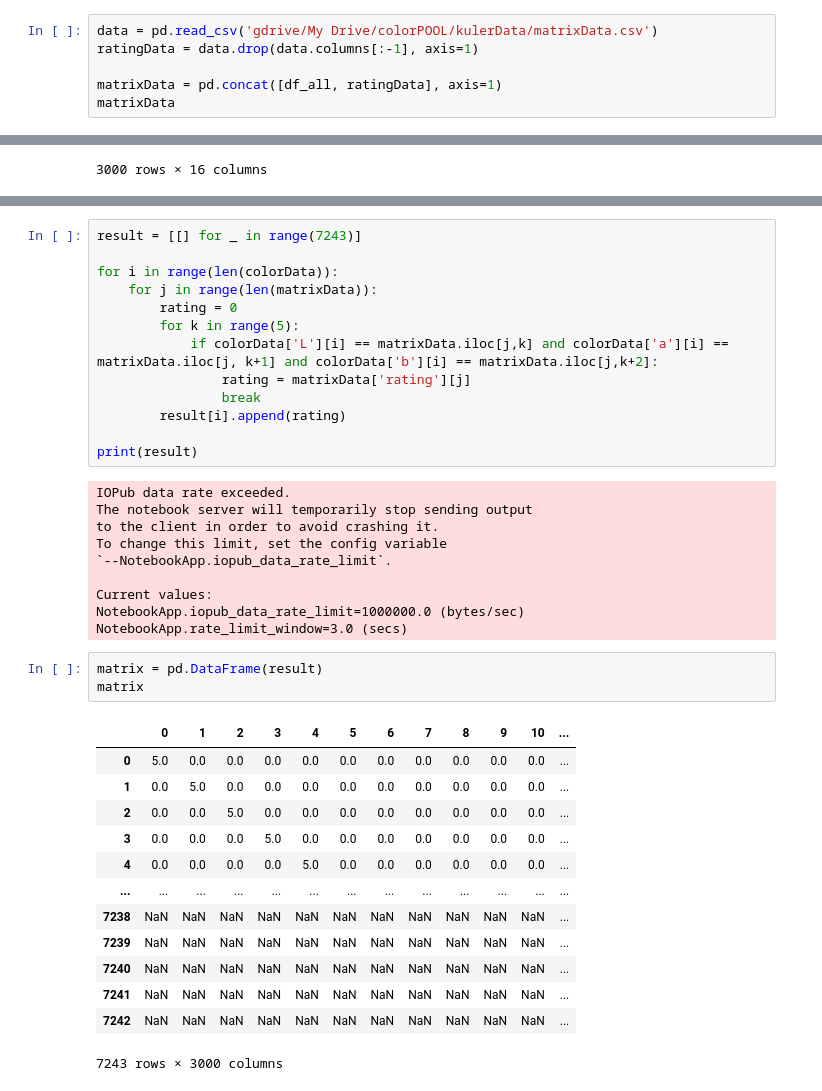
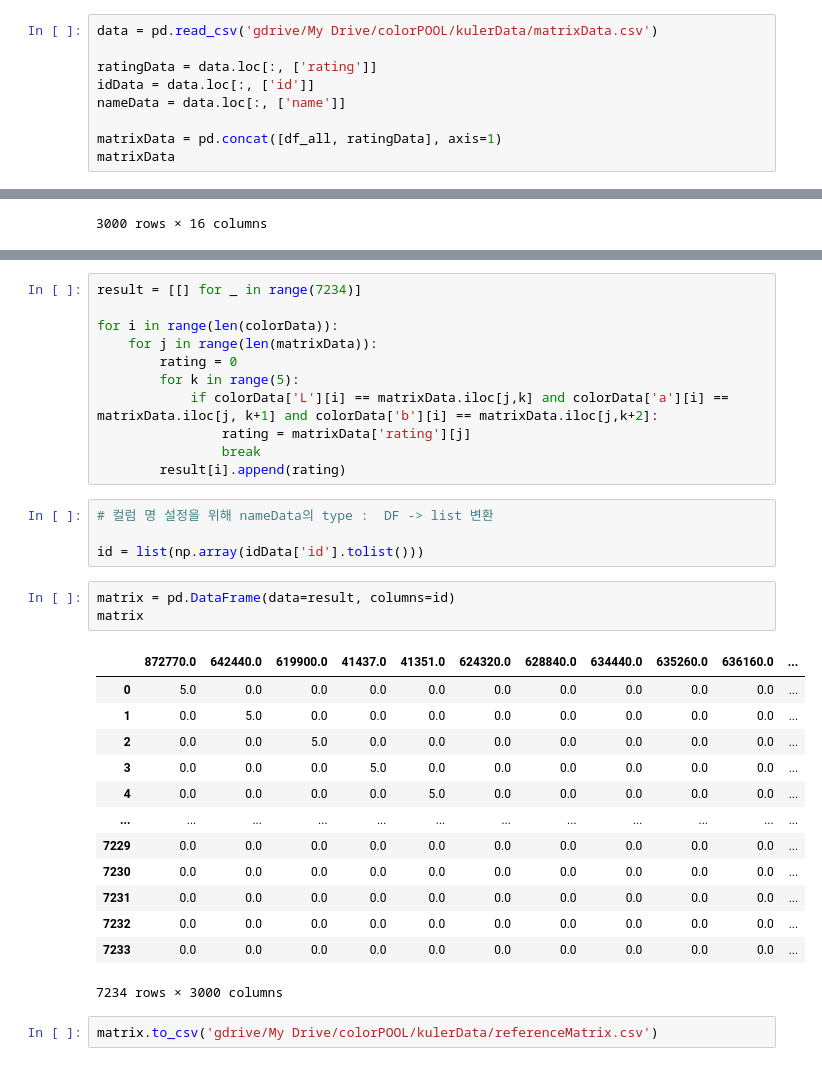
Before and after one commit to Locker-SSAFY/colorPOOL, a Jupyter notebook: data/preprocessing_python/기준행렬생성.ipynb, the cells around one changed output, grey strips where cells are left out. Drawn from its saved outputs; the diff is of its cells as text.

Commit message:
feat : Create reference matrix | S03P22A303-66

```diff
--- a/data/preprocessing_python/기준행렬생성.ipynb
+++ b/data/preprocessing_python/기준행렬생성.ipynb
@@ -107,7 +107,10 @@ df_all
 ## 3) rating 데이터 (value)
 # %%
 data = pd.read_csv('gdrive/My Drive/colorPOOL/kulerData/matrixData.csv')
-ratingData = data.drop(data.columns[:-1], axis=1)
+
+ratingData = data.loc[:, ['rating']]
+idData = data.loc[:, ['id']]
+nameData = data.loc[:, ['name']]
 
 matrixData = pd.concat([df_all, ratingData], axis=1)
 matrixData
@@ -131,5 +141,5 @@ F a i l (코드 리팩토링 필요)
 # %%
-result = [[] for _ in range(7243)]
+result = [[] for _ in range(7234)]
 
 for i in range(len(colorData)):
     for j in range(len(matrixData)):
@@ -139,32 +149,26 @@ for i in range(len(colorData)):
                 rating = matrixData['rating'][j]
                 break
         result[i].append(rating)
-
-print(result)
-# %% [output]
-IOPub data rate exceeded.
-The notebook server will temporarily stop sending output
-to the client in order to avoid crashing it.
-To change this limit, set the config variable
-`--NotebookApp.iopub_data_rate_limit`.
-
-Current values:
-NotebookApp.iopub_data_rate_limit=1000000.0 (bytes/sec)
-NotebookApp.rate_limit_window=3.0 (secs)
+# %%
+# 컬럼 명 설정을 위해 nameData의 type :  DF -> list 변환
+
+id = list(np.array(idData['id'].tolist()))
 # %%
-matrix = pd.DataFrame(result)
+matrix = pd.DataFrame(data=result, columns=id)
 matrix
 # %% [output]
-|  | 0 | 1 | 2 | 3 | 4 | 5 | 6 | 7 | 8 | 9 | 10 | ... |
-| 0 | 5.0 | 0.0 | 0.0 | 0.0 | 0.0 | 0.0 | 0.0 | 0.0 | 0.0 | 0.0 | 0.0 | ... |
-| 1 | 0.0 | 5.0 | 0.0 | 0.0 | 0.0 | 0.0 | 0.0 | 0.0 | 0.0 | 0.0 | 0.0 | ... |
-| 2 | 0.0 | 0.0 | 5.0 | 0.0 | 0.0 | 0.0 | 0.0 | 0.0 | 0.0 | 0.0 | 0.0 | ... |
-| 3 | 0.0 | 0.0 | 0.0 | 5.0 | 0.0 | 0.0 | 0.0 | 0.0 | 0.0 | 0.0 | 0.0 | ... |
-| 4 | 0.0 | 0.0 | 0.0 | 0.0 | 5.0 | 0.0 | 0.0 | 0.0 | 0.0 | 0.0 | 0.0 | ... |
-| ... | ... | ... | ... | ... | ... | ... | ... | ... | ... | ... | ... | ... |
-| 7238 | NaN | NaN | NaN | NaN | NaN | NaN | NaN | NaN | NaN | NaN | NaN | ... |
-| 7239 | NaN | NaN | NaN | NaN | NaN | NaN | NaN | NaN | NaN | NaN | NaN | ... |
-| 7240 | NaN | NaN | NaN | NaN | NaN | NaN | NaN | NaN | NaN | NaN | NaN | ... |
-| 7241 | NaN | NaN | NaN | NaN | NaN | NaN | NaN | NaN | NaN | NaN | NaN | ... |
-| 7242 | NaN | NaN | NaN | NaN | NaN | NaN | NaN | NaN | NaN | NaN | NaN | ... |
+|  | 872770.0 | 642440.0 | 619900.0 | 41437.0 | 41351.0 | 624320.0 | 628840.0 | 634440.0 | 635260.0 | 636160.0 | ... |
+| 0 | 5.0 | 0.0 | 0.0 | 0.0 | 0.0 | 0.0 | 0.0 | 0.0 | 0.0 | 0.0 | ... |
+| 1 | 0.0 | 5.0 | 0.0 | 0.0 | 0.0 | 0.0 | 0.0 | 0.0 | 0.0 | 0.0 | ... |
+| 2 | 0.0 | 0.0 | 5.0 | 0.0 | 0.0 | 0.0 | 0.0 | 0.0 | 0.0 | 0.0 | ... |
+| 3 | 0.0 | 0.0 | 0.0 | 5.0 | 0.0 | 0.0 | 0.0 | 0.0 | 0.0 | 0.0 | ... |
+| 4 | 0.0 | 0.0 | 0.0 | 0.0 | 5.0 | 0.0 | 0.0 | 0.0 | 0.0 | 0.0 | ... |
+| ... | ... | ... | ... | ... | ... | ... | ... | ... | ... | ... | ... |
+| 7229 | 0.0 | 0.0 | 0.0 | 0.0 | 0.0 | 0.0 | 0.0 | 0.0 | 0.0 | 0.0 | ... |
+| 7230 | 0.0 | 0.0 | 0.0 | 0.0 | 0.0 | 0.0 | 0.0 | 0.0 | 0.0 | 0.0 | ... |
+| 7231 | 0.0 | 0.0 | 0.0 | 0.0 | 0.0 | 0.0 | 0.0 | 0.0 | 0.0 | 0.0 | ... |
+| 7232 | 0.0 | 0.0 | 0.0 | 0.0 | 0.0 | 0.0 | 0.0 | 0.0 | 0.0 | 0.0 | ... |
+| 7233 | 0.0 | 0.0 | 0.0 | 0.0 | 0.0 | 0.0 | 0.0 | 0.0 | 0.0 | 0.0 | ... |
-7243 rows × 3000 columns
+7234 rows × 3000 columns
+# %%
+matrix.to_csv('gdrive/My Drive/colorPOOL/kulerData/referenceMatrix.csv')
```
Also changed, not shown: parts of 4 cells of this notebook.
